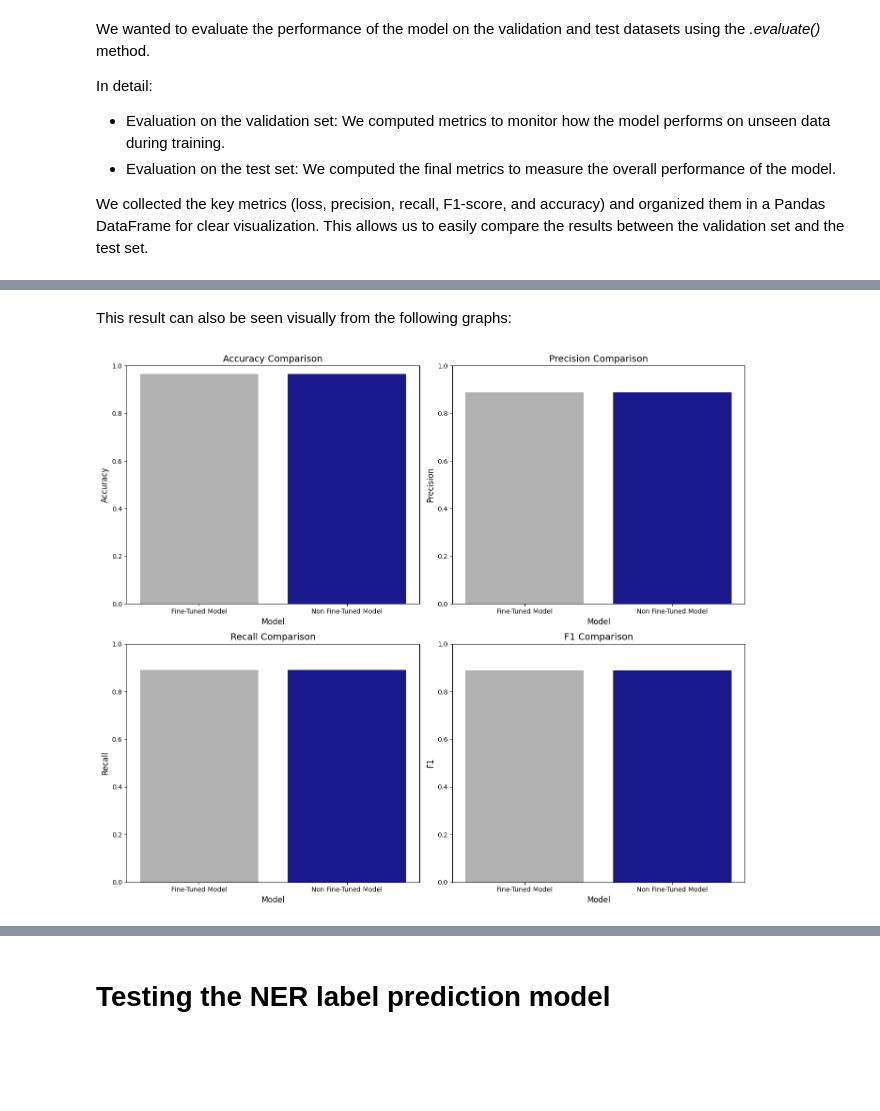
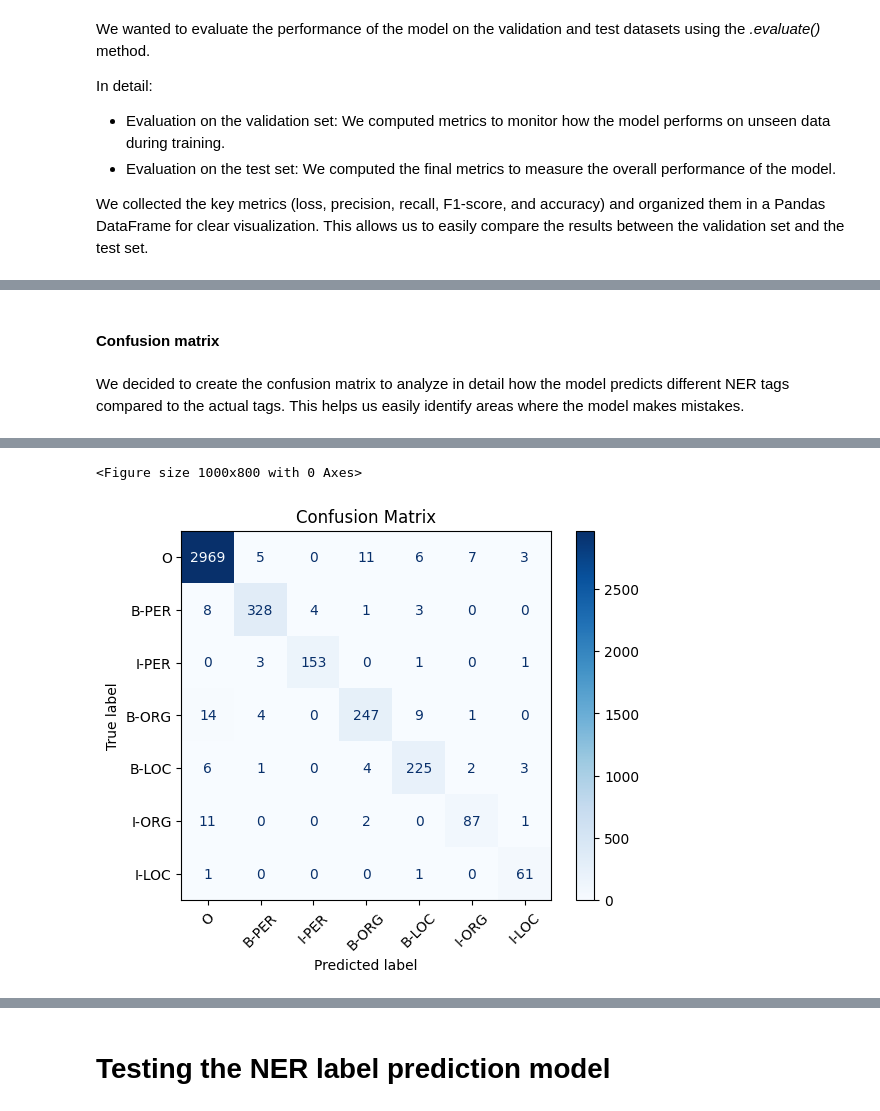
Before and after one commit to MicheleGiambelli/PlotTwisters-Project, a Jupyter notebook: Transformer_funzionante.ipynb, the cells around one changed output, grey strips where cells are left out. Cells and saved outputs as stored; diff of their text form; code cells hidden in the pictures; blank space fills up the shorter version.

Commit message:
FINE

```diff
--- a/Transformer_funzionante.ipynb
+++ b/Transformer_funzionante.ipynb
@@ -627,32 +582,46 @@ In summary, the pre-trained model is already highly performing on our dataset, w
-# %% [markdown]
-This result can also be seen visually from the following graphs:
-# %%
-# Creare una griglia di 2x2
-fig, axes = plt.subplots(2, 2, figsize=(14, 12))
-axes = axes.flatten()  # Converte la matrice degli assi in un array per un accesso più semplice
-
-bar_colors = ["darkgray", "navy"]
-
-# Creare i grafici
-for ax, metric in zip(axes, metrics_df.columns):
-    ax.bar(metrics_df.index, metrics_df[metric], color=bar_colors, alpha=0.9)
-    ax.set_title(f"{metric.capitalize()} Comparison", fontsize=14)
-    ax.set_ylim(0, 1)
-    ax.set_ylabel(metric.capitalize(), fontsize=12)
-    ax.set_xlabel("Model", fontsize=12)
-
-    # Rimuove la griglia dall'asse y per evitare le righe orizzontali
-    ax.grid(False)
-
-    ax.tick_params(axis='x', labelsize=10)
-    ax.tick_params(axis='y', labelsize=10)
-
-# Nascondere gli assi vuoti se ci sono meno di 4 metriche
-for ax in axes[len(metrics_df.columns):]:
-    ax.axis('off')
-
-# Adattare gli spazi
-plt.tight_layout()
-plt.show()
-# %% [output]
-[figure, removed]
+# %% [markdown]
+#### **Confusion matrix**
+# %% [markdown]
+We decided to create the confusion matrix to analyze in detail how the model predicts different NER tags compared to the actual tags.
+This helps us easily identify areas where the model makes mistakes.
+# %%
+# Funzione per calcolare le predizioni e le etichette vere dal validation set
+def get_predictions_and_labels(trainer, dataset):
+    # Ottieni predizioni dal modello
+    predictions, labels, _ = trainer.predict(dataset)
+
+    # Converti le predizioni probabilistiche in etichette
+    predictions = np.argmax(predictions, axis=2)
+
+    # Filtra i token speciali (-100) dalle etichette
+    true_labels = [
+        [label for label in label_seq if label != -100]
+        for label_seq in labels
+    ]
+    pred_labels = [
+        [pred for pred, label in zip(pred_seq, label_seq) if label != -100]
+        for pred_seq, label_seq in zip(predictions, labels)
+    ]
+
+    # Appiattisci le liste per calcolare la matrice di confusione
+    true_labels = [item for sublist in true_labels for item in sublist]
+    pred_labels = [item for sublist in pred_labels for item in sublist]
+
+    return true_labels, pred_labels
+
+# Ottieni le etichette vere e predette dal validation set
+true_labels, pred_labels = get_predictions_and_labels(trainer_fine_tuned, tokenized_datasets['test'])
+
+# Calcola la matrice di confusione
+conf_matrix = confusion_matrix(true_labels, pred_labels, labels=list(tag2id.values()))
+
+# Mappa gli ID delle etichette ai nomi dei tag NER
+labels = [id2tag[id_] for id_ in tag2id.values()]
+
+# Visualizza la matrice di confusione
+plt.figure(figsize=(10, 8))
+disp = ConfusionMatrixDisplay(confusion_matrix=conf_matrix, display_labels=labels)
+disp.plot(cmap='Blues', xticks_rotation=45)
+plt.title("Confusion Matrix")
+plt.show()
+# %% [output]
@@ -658,0 +629,2 @@ plt.show()
+<Figure size 1000x800 with 0 Axes>
+[figure, added]
```
Also changed, not shown: parts of 20 cells of this notebook.
